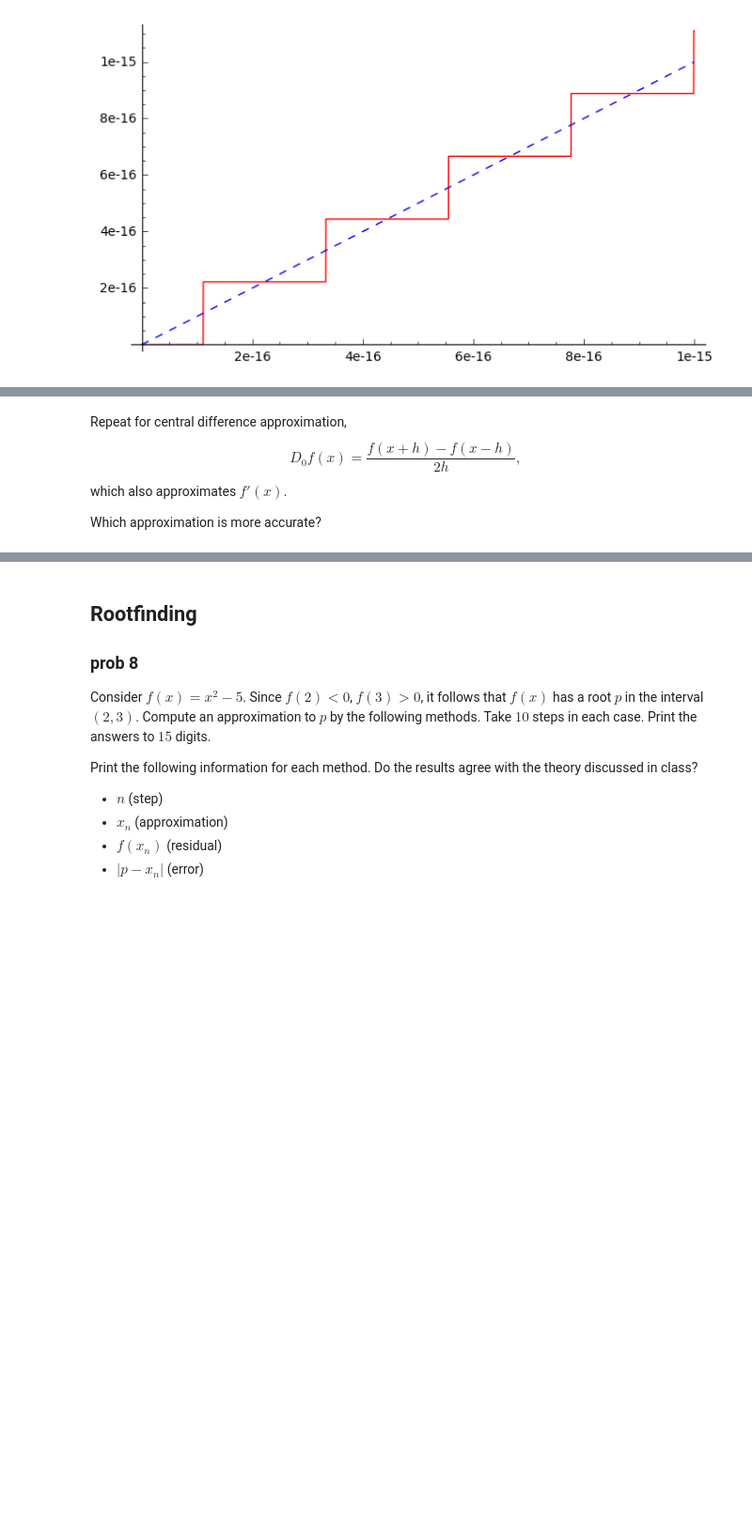
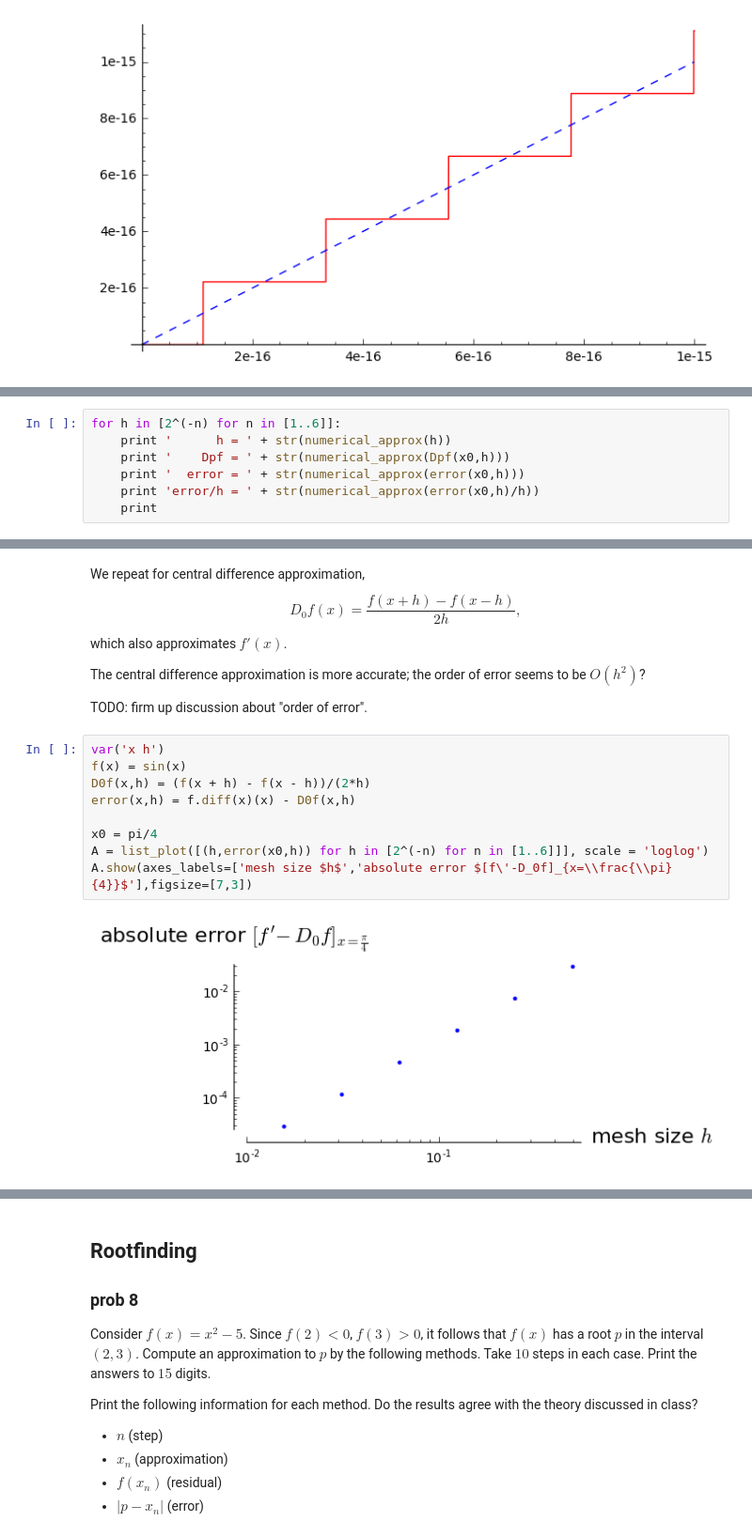
Before and after one commit to coltongrainger/fy18eo, a Jupyter notebook: numerical-methods/arithmetic-rootfinding-hw1.ipynb, the cells around one changed output, grey strips where cells are left out. Shown at 94% size. Cells and saved outputs as stored; diff of their text form; blank space fills up the shorter version.

```diff
--- a/numerical-methods/arithmetic-rootfinding-hw1.ipynb
+++ b/numerical-methods/arithmetic-rootfinding-hw1.ipynb
@@ -289,0 +323,7 @@ Plot the error versus $h$ (use a log-log plot) and print the following informati
+# %%
+for h in [2^(-n) for n in [1..6]]:
+    print '      h = ' + str(numerical_approx(h))
+    print '    Dpf = ' + str(numerical_approx(Dpf(x0,h)))
+    print '  error = ' + str(numerical_approx(error(x0,h)))
+    print 'error/h = ' + str(numerical_approx(error(x0,h)/h))
+    print
@@ -290,8 +348,21 @@ Plot the error versus $h$ (use a log-log plot) and print the following informati
 # %% [markdown]
-Repeat for central difference approximation,
+We repeat for central difference approximation,
 $$
 D_0f(x)=\frac{f(x+h)-f(x-h)}{2h},
 $$
 which also approximates $f'(x)$.
 
-Which approximation is more accurate?
+The central difference approximation is more accurate; the order of error seems to be $O(h^2)$?
+
+TODO: firm up discussion about "order of error".
+# %%
+var('x h')
+f(x) = sin(x)
+D0f(x,h) = (f(x + h) - f(x - h))/(2*h)
+error(x,h) = f.diff(x)(x) - D0f(x,h)
+
+x0 = pi/4
+A = list_plot([(h,error(x0,h)) for h in [2^(-n) for n in [1..6]]], scale = 'loglog')
+A.show(axes_labels=['mesh size $h$','absolute error $[f\'-D_0f]_{x=\\frac{\\pi}{4}}$'],figsize=[7,3])
+# %% [output]
+[figure, added]
```
Also changed, not shown: parts of 41 cells of this notebook.
